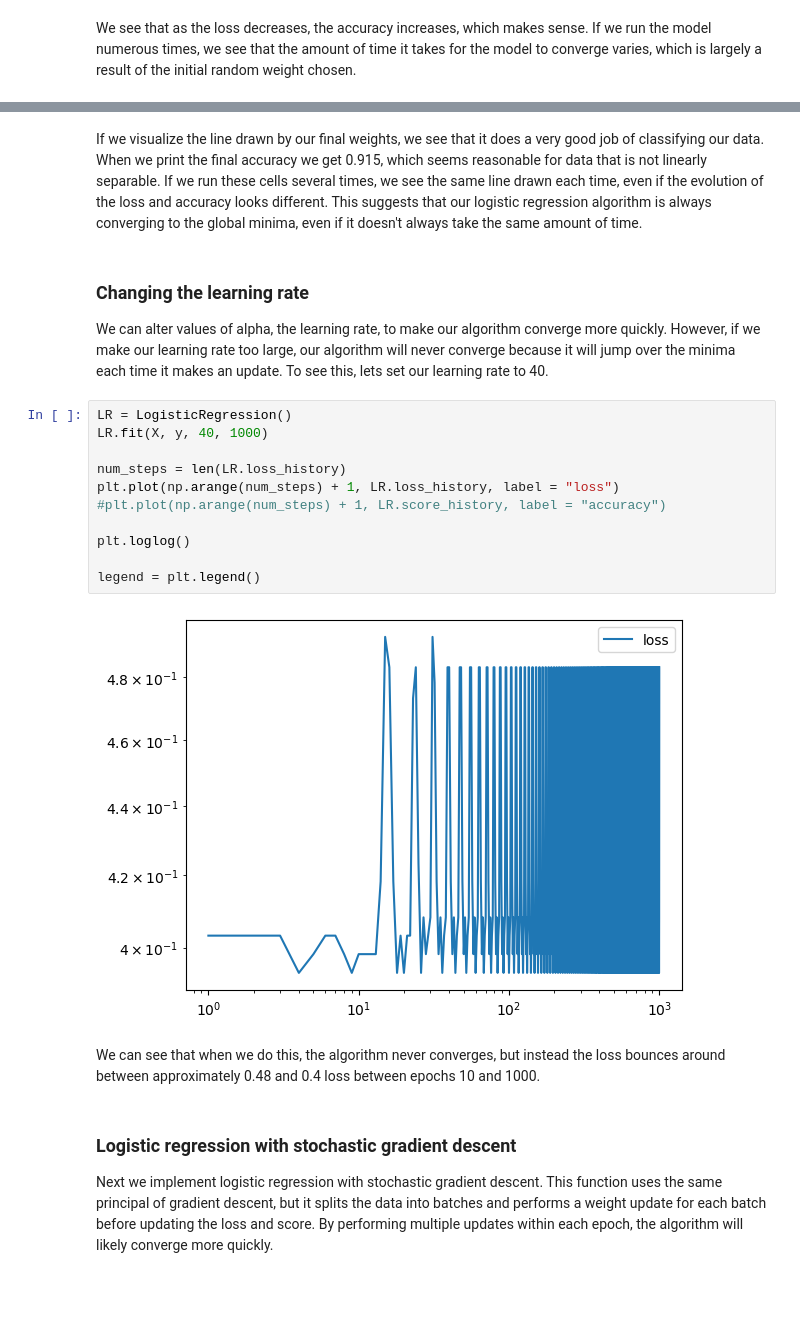
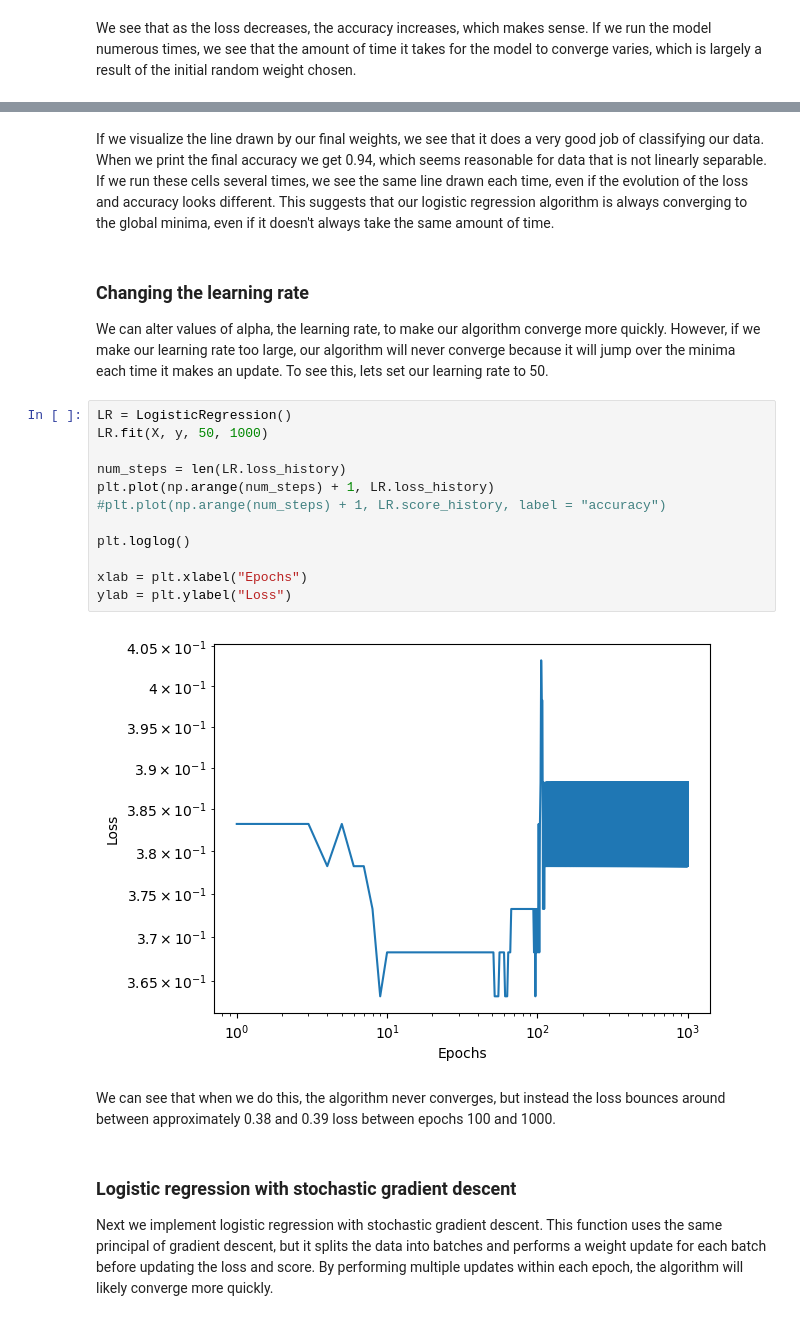
Before and after one commit to ebwieman/ebwieman.github.io, a Jupyter notebook: posts/logistic-regression/logistic-regression-blog.ipynb, the cells around one changed output, grey strips where cells are left out. Cells and saved outputs as stored; diff of their text form; blank space fills up the shorter version.

Commit message:
linear regression blog

```diff
--- a/posts/logistic-regression/logistic-regression-blog.ipynb
+++ b/posts/logistic-regression/logistic-regression-blog.ipynb
@@ -69,23 +72,24 @@ LR.score_history[-1]
 # %% [markdown]
-If we visualize the line drawn by our final weights, we see that it does a very good job of classifying our data. When we print the final accuracy we get 0.915, which seems reasonable for data that is not linearly separable. If we run these cells several times, we see the same line drawn each time, even if the evolution of the loss and accuracy looks different. This suggests that our logistic regression algorithm is always converging to the global minima, even if it doesn't always take the same amount of time.
+If we visualize the line drawn by our final weights, we see that it does a very good job of classifying our data. When we print the final accuracy we get 0.94, which seems reasonable for data that is not linearly separable. If we run these cells several times, we see the same line drawn each time, even if the evolution of the loss and accuracy looks different. This suggests that our logistic regression algorithm is always converging to the global minima, even if it doesn't always take the same amount of time.
 # %% [markdown]
 ### Changing the learning rate
-We can alter values of alpha, the learning rate, to make our algorithm converge more quickly. However, if we make our learning rate too large, our algorithm will never converge because it will jump over the minima each time it makes an update. To see this, lets set our learning rate to 40.
+We can alter values of alpha, the learning rate, to make our algorithm converge more quickly. However, if we make our learning rate too large, our algorithm will never converge because it will jump over the minima each time it makes an update. To see this, lets set our learning rate to 50.
 # %%
 LR = LogisticRegression()
-LR.fit(X, y, 40, 1000)
+LR.fit(X, y, 50, 1000)
 
 num_steps = len(LR.loss_history)
-plt.plot(np.arange(num_steps) + 1, LR.loss_history, label = "loss")
+plt.plot(np.arange(num_steps) + 1, LR.loss_history)
 #plt.plot(np.arange(num_steps) + 1, LR.score_history, label = "accuracy")
 
 plt.loglog()
 
-legend = plt.legend()
+xlab = plt.xlabel("Epochs")
+ylab = plt.ylabel("Loss")
 # %% [output]
-[figure, old version]
+[figure, new version]
 # %% [markdown]
-We can see that when we do this, the algorithm never converges, but instead the loss bounces around between approximately 0.48 and 0.4 loss between epochs 10 and 1000.
+We can see that when we do this, the algorithm never converges, but instead the loss bounces around between approximately 0.38 and 0.39 loss between epochs 100 and 1000.
 # %% [markdown]
 ### Logistic regression with stochastic gradient descent
 Next we implement logistic regression with stochastic gradient descent. This function uses the same principal of gradient descent, but it splits the data into batches and performs a weight update for each batch before updating the loss and score. By performing multiple updates within each epoch, the algorithm will likely converge more quickly.
```
Also changed, not shown: parts of 9 cells of this notebook, 5 other files.
